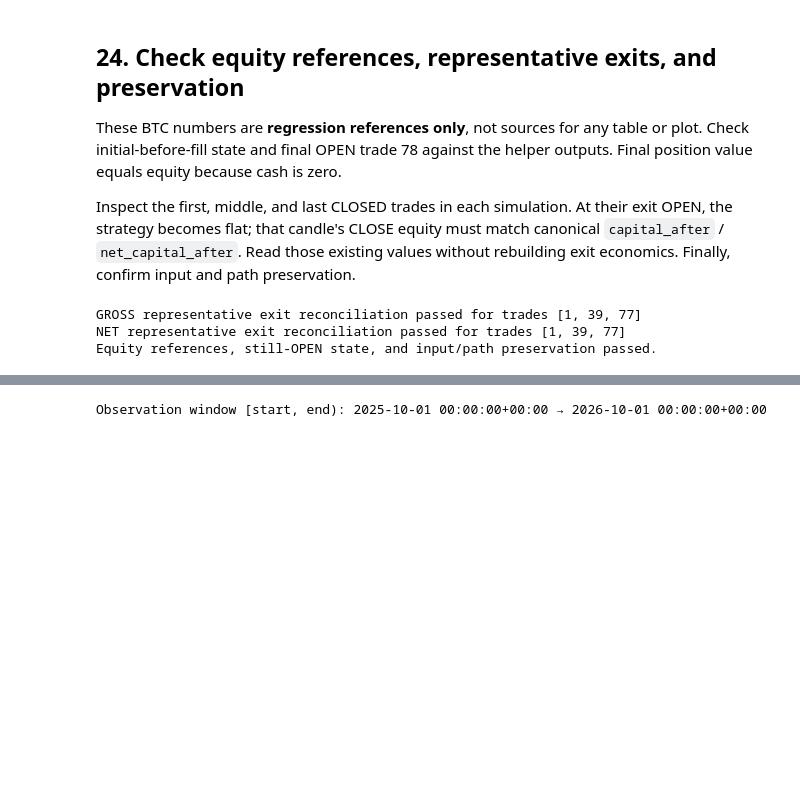
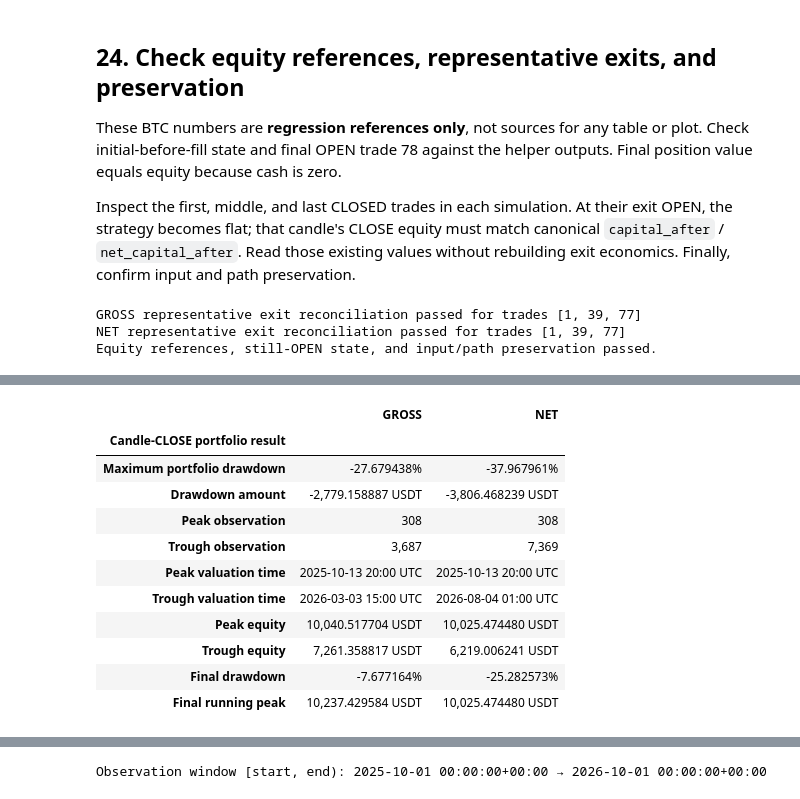
Before and after one commit to puckmandestroyer/trading-lab, a Jupyter notebook: notebooks/03_backtest_review.ipynb, the cells around one changed output, grey strips where cells are left out. Drawn from its saved outputs; the diff is of its cells as text; code cells hidden in the pictures; blank space fills up the shorter version.

```diff
--- a/notebooks/03_backtest_review.ipynb
+++ b/notebooks/03_backtest_review.ipynb
@@ -1040,0 +1075,54 @@ Equity references, still-OPEN state, and input/path preservation passed.
+# %%
+gross_equity_before_portfolio_drawdown = gross_equity_path.copy(deep=True)
+net_equity_before_portfolio_drawdown = net_equity_path.copy(deep=True)
+
+gross_portfolio_drawdown_path = calculate_gross_portfolio_drawdown(gross_equity_path)
+net_portfolio_drawdown_path = calculate_net_portfolio_drawdown(net_equity_path)
+gross_portfolio_drawdown_summary = summarize_gross_portfolio_drawdown(gross_equity_path)
+net_portfolio_drawdown_summary = summarize_net_portfolio_drawdown(net_equity_path)
+
+pd.testing.assert_frame_equal(gross_equity_path, gross_equity_before_portfolio_drawdown)
+pd.testing.assert_frame_equal(net_equity_path, net_equity_before_portfolio_drawdown)
+gross_portfolio_drawdown_before_display = gross_portfolio_drawdown_path.copy(deep=True)
+net_portfolio_drawdown_before_display = net_portfolio_drawdown_path.copy(deep=True)
+gross_portfolio_summary_before_display = gross_portfolio_drawdown_summary.copy(deep=True)
+net_portfolio_summary_before_display = net_portfolio_drawdown_summary.copy(deep=True)
+
+portfolio_summary_fields = [
+    "max_portfolio_drawdown", "max_portfolio_drawdown_amount", "peak_observation",
+    "trough_observation", "peak_valuation_time", "trough_valuation_time", "peak_equity", "trough_equity",
+]
+portfolio_table_labels = [
+    "Maximum portfolio drawdown", "Drawdown amount", "Peak observation", "Trough observation",
+    "Peak valuation time", "Trough valuation time", "Peak equity", "Trough equity",
+    "Final drawdown", "Final running peak",
+]
+portfolio_drawdown_table = pd.DataFrame({
+    label: [
+        *summary.loc[label, portfolio_summary_fields].tolist(),
+        drawdown_path["drawdown"].iloc[-1], drawdown_path["running_peak"].iloc[-1],
+    ]
+    for label, drawdown_path, summary in [
+        ("GROSS", gross_portfolio_drawdown_path, gross_portfolio_drawdown_summary),
+        ("NET", net_portfolio_drawdown_path, net_portfolio_drawdown_summary),
+    ]
+}, index=portfolio_table_labels)
+portfolio_drawdown_table.index.name = "Candle-CLOSE portfolio result"
+display(portfolio_drawdown_table.style.format("{:,.6f} USDT")
+    .format("{:.6%}", subset=pd.IndexSlice[["Maximum portfolio drawdown", "Final drawdown"], :])
+    .format("{:,.0f}", subset=pd.IndexSlice[["Peak observation", "Trough observation"], :])
+    .format(lambda value: value.strftime("%Y-%m-%d %H:%M %Z"),
+            subset=pd.IndexSlice[["Peak valuation time", "Trough valuation time"], :]))
+# %% [output]
+|  | GROSS | NET |
+| Candle-CLOSE portfolio result |  |  |
+| Maximum portfolio drawdown | -27.679438% | -37.967961% |
+| Drawdown amount | -2,779.158887 USDT | -3,806.468239 USDT |
+| Peak observation | 308 | 308 |
+| Trough observation | 3,687 | 7,369 |
+| Peak valuation time | 2025-10-13 20:00 UTC | 2025-10-13 20:00 UTC |
+| Trough valuation time | 2026-03-03 15:00 UTC | 2026-08-04 01:00 UTC |
+| Peak equity | 10,040.517704 USDT | 10,025.474480 USDT |
+| Trough equity | 7,261.358817 USDT | 6,219.006241 USDT |
+| Final drawdown | -7.677164% | -25.282573% |
+| Final running peak | 10,237.429584 USDT | 10,025.474480 USDT |
```
Also changed, not shown: parts of 26 cells of this notebook, 3 other files.
